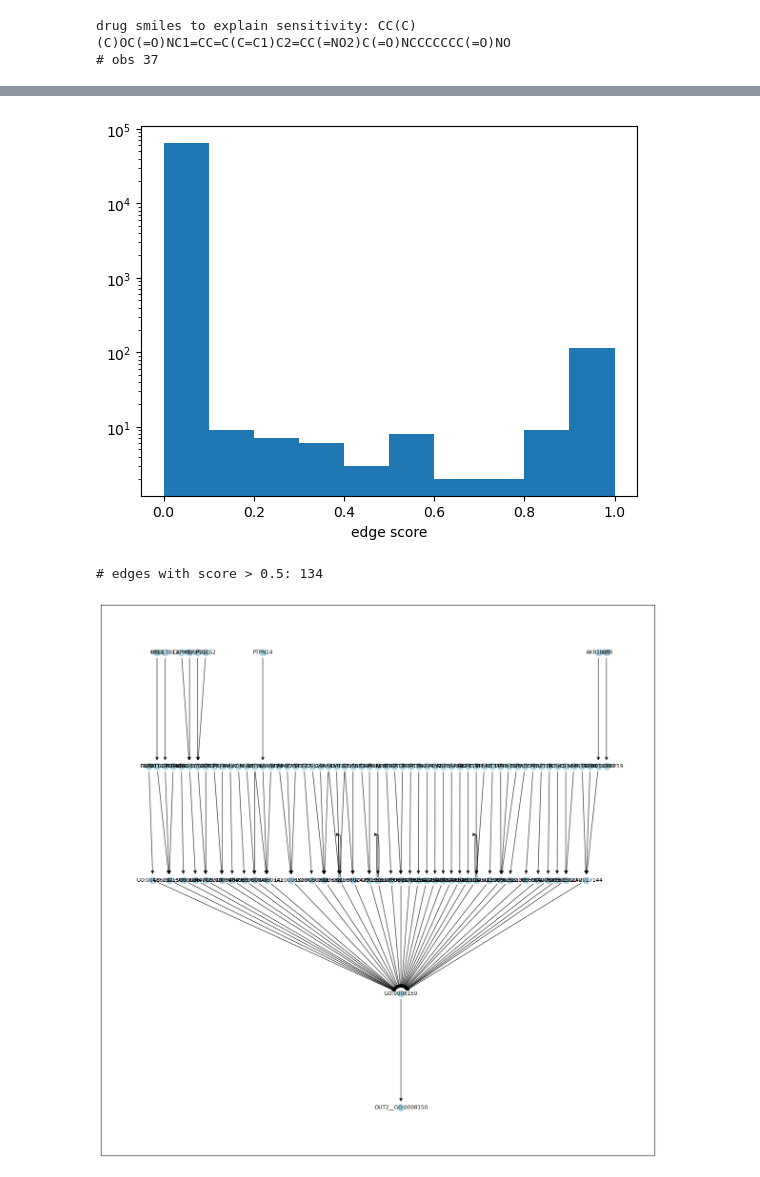
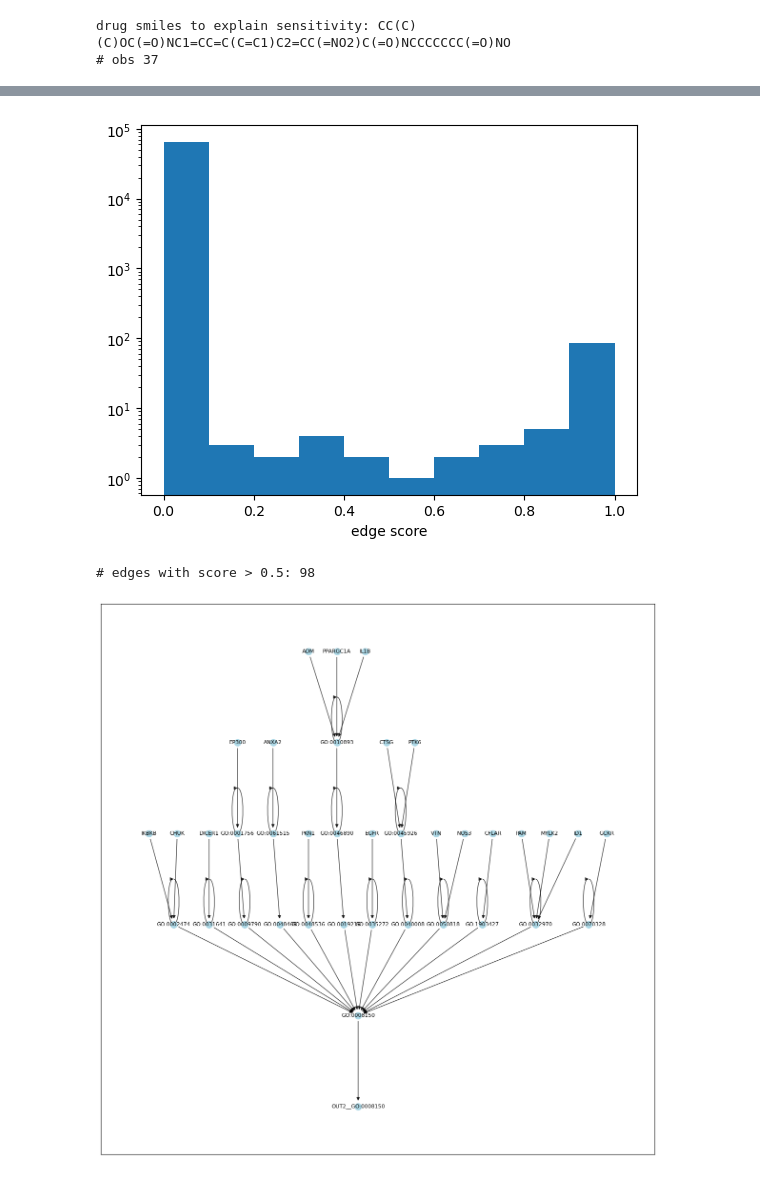
Before and after one commit to nathanieljevans/GSNN, a Jupyter notebook: docs/tutorials/09_drugcell_implementation.ipynb, the cells around one changed output, grey strips where cells are left out. Cells and saved outputs as stored; diff of their text form; code cells hidden in the pictures.

```diff
--- a/docs/tutorials/09_drugcell_implementation.ipynb
+++ b/docs/tutorials/09_drugcell_implementation.ipynb
@@ -54,7 +51,7 @@ drugcell_val[2] = (drugcell_val[2] - y_mu) / y_std
 # %%
 input_nodes = gene2ind[1].values.tolist()
 function_nodes = list(set(drugcell_ont[lambda x: x.edge_type == 'default'].source.tolist()).union(set(drugcell_ont[lambda x: x.edge_type == 'default'].target.tolist())))
-output_nodes = [f'OUT{i}__GO:0008150' for i in range(64)] # 32 cell dim
+output_nodes = [f'OUT{i}__GO:0008150' for i in range(6)] # 32 cell dim
 
 print(f'{len(input_nodes)} input nodes')
 print(f'{len(function_nodes)} function nodes')
@@ -102,7 +99,7 @@ class DrugCellDataset(torch.utils.data.Dataset):
 # %%
 drug2code = {}
 smiles = np.unique( drugcell_train[1].tolist() + drugcell_test[1].tolist() + drugcell_val[1].tolist())
-mfpgen = rdFingerprintGenerator.GetMorganGenerator(radius=2, fpSize=1024)
+mfpgen = rdFingerprintGenerator.GetMorganGenerator(radius=2, fpSize=2048)
 
 for i, s in enumerate(smiles):
     print(f'{i}/{len(smiles)}', end='\r')
@@ -137,7 +144,11 @@ class DrugCell(torch.nn.Module):
 
         self.drug_encoder = NN(**nn_kwargs)
 
-        self.lin = torch.nn.LazyLinear(1)
+        self.nn = torch.nn.Sequential(
+            torch.nn.LazyLinear(6),
+            torch.nn.BatchNorm1d(6),
+            torch.nn.ELU(),
+            torch.nn.Linear(6,1))
 
     def forward(self, x_cell, x_drug):
 
@@ -145,25 +156,25 @@ class DrugCell(torch.nn.Module):
         x_drug = self.drug_encoder(x_drug)
 
         x = torch.cat([x_cell, x_drug], dim=1)
-        x = self.lin(x)
+        x = self.nn(x)
 
         return x
 # %%
 gsnn_kwargs = {'edge_index_dict':data.edge_index_dict,
                'node_names_dict':data.node_names_dict,
-               'channels':5,
-               'layers':5,
+               'channels':6,
+               'layers':7,
                'dropout':0.1,
-               'share_layers':False,
+               'share_layers':True,
                'add_function_self_edges':True,
                'norm':'batch',
-               'init':'kaiming',
+               'init':'lecun',
                'checkpoint':True,
-               'residual':True}
+               'residual':False}
 
-nn_kwargs = {'in_channels':1024,
-             'hidden_channels':1024,
-             'out_channels':64,
+nn_kwargs = {'in_channels':2048,
+             'hidden_channels':100,
+             'out_channels':6,
              'layers':2,
              'dropout':0.1,
              'nonlin':torch.nn.ELU,
@@ -174,7 +185,10 @@ device = torch.device('cuda' if torch.cuda.is_available() else 'cpu')
 
 model = DrugCell(gsnn_kwargs, nn_kwargs).to(device)
 
-optim = torch.optim.AdamW(model.parameters(), lr=1e-3, weight_decay=1e-2)
+print('# params [gsnn; cell encoder]', sum([p.numel() for p in model.cell_encoder.parameters()]))
+print('# params [nn; drug encoder]', sum([p.numel() for p in model.drug_encoder.parameters()]))
+
+optim = torch.optim.AdamW(model.parameters(), lr=1e-4, weight_decay=1e-2)
 crit = torch.nn.MSELoss()
 # %%
 
@@ -354,32 +367,35 @@ plt.yscale('log')
 plt.xlabel('edge score')
 plt.show()
 # %% [output]
-[figure, old version]
+[figure, new version]
 # %%
 print('# edges with score > 0.5:', res[lambda x: x.score > 0.5].shape[0])
 # %% [output]
-# edges with score > 0.5: 134
+# edges with score > 0.5: 98
 # %%
 G = nx.from_pandas_edgelist(res[lambda x: x.score > 0.5], source='source', target='target', create_using=nx.DiGraph)
 
 # remove nodes that are not a descendent of a gene node (leftovers from thresholding)
+# or are not a ancestor of the output node
 n = set()
 for g in input_nodes:
     if g in G:
         n.update(nx.descendants(G, g))
         n.update(set([g]))
+
+n = n.intersection(set(nx.ancestors(G, output_nodes[zy_corr_res.ix.values[0]])).union(set([output_nodes[zy_corr_res.ix.values[0]]])))
 
 G = G.subgraph(n).copy()
 
 # use heiarchichal "dot" layout
 H = nx.convert_node_labels_to_integers(G, label_attribute="node_label")
 H_layout = nx.nx_pydot.pydot_layout(H, prog="dot")
 pos = {H.nodes[n]["node_label"]: p for n, p in H_layout.items()}
 
 plt.figure(figsize=(15,15))
 nx.draw_networkx_edges(G, pos, width=1.0, alpha=0.75)
 nx.draw_networkx_nodes(G, pos, node_size=100, node_color='lightblue')
 nx.draw_networkx_labels(G, pos, font_size=8)
 plt.show()
 # %% [output]
-[figure, old version]
+[figure, new version]
```
Also changed, not shown: parts of 9 cells of this notebook, 1 other file.
